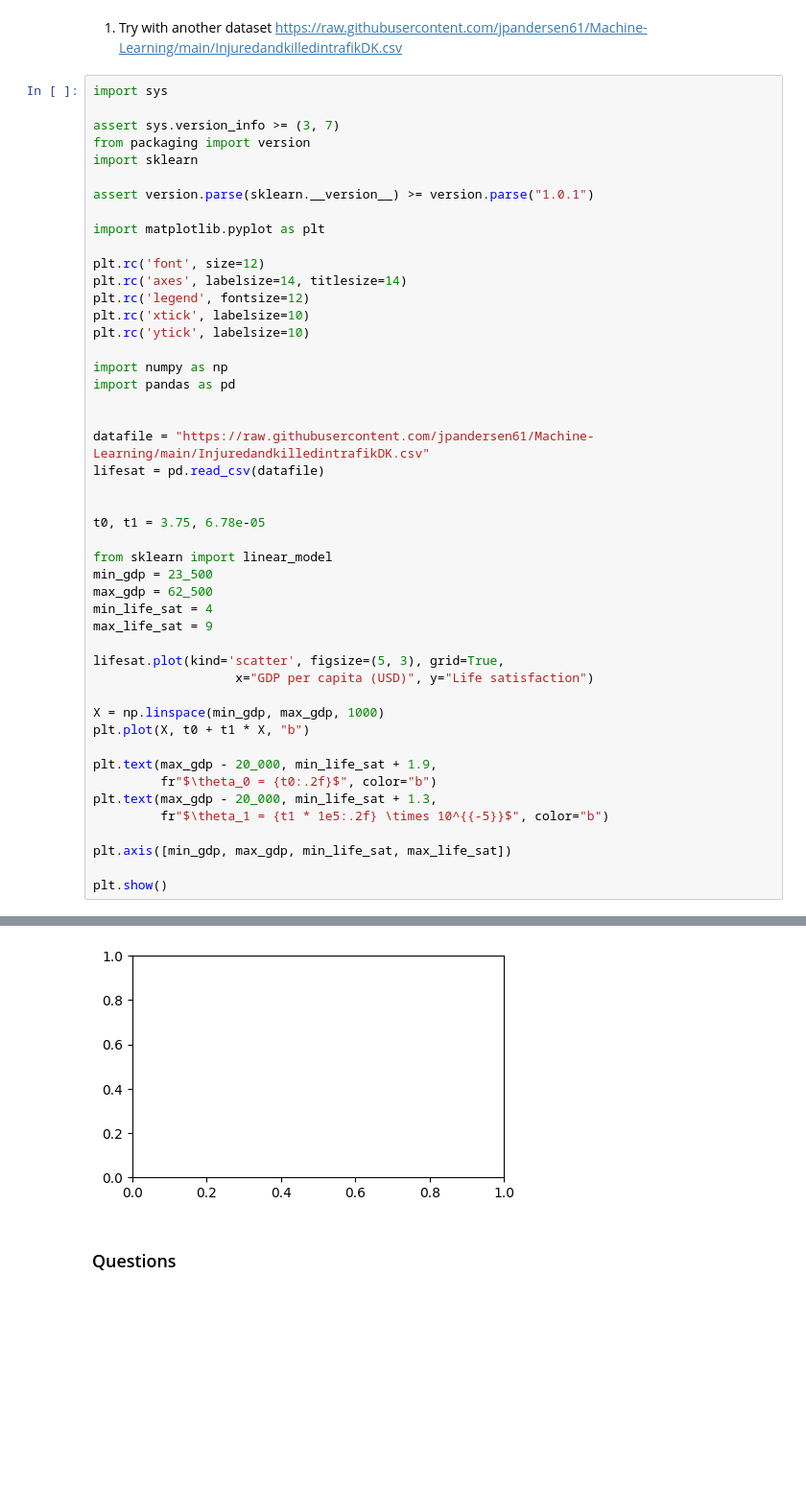
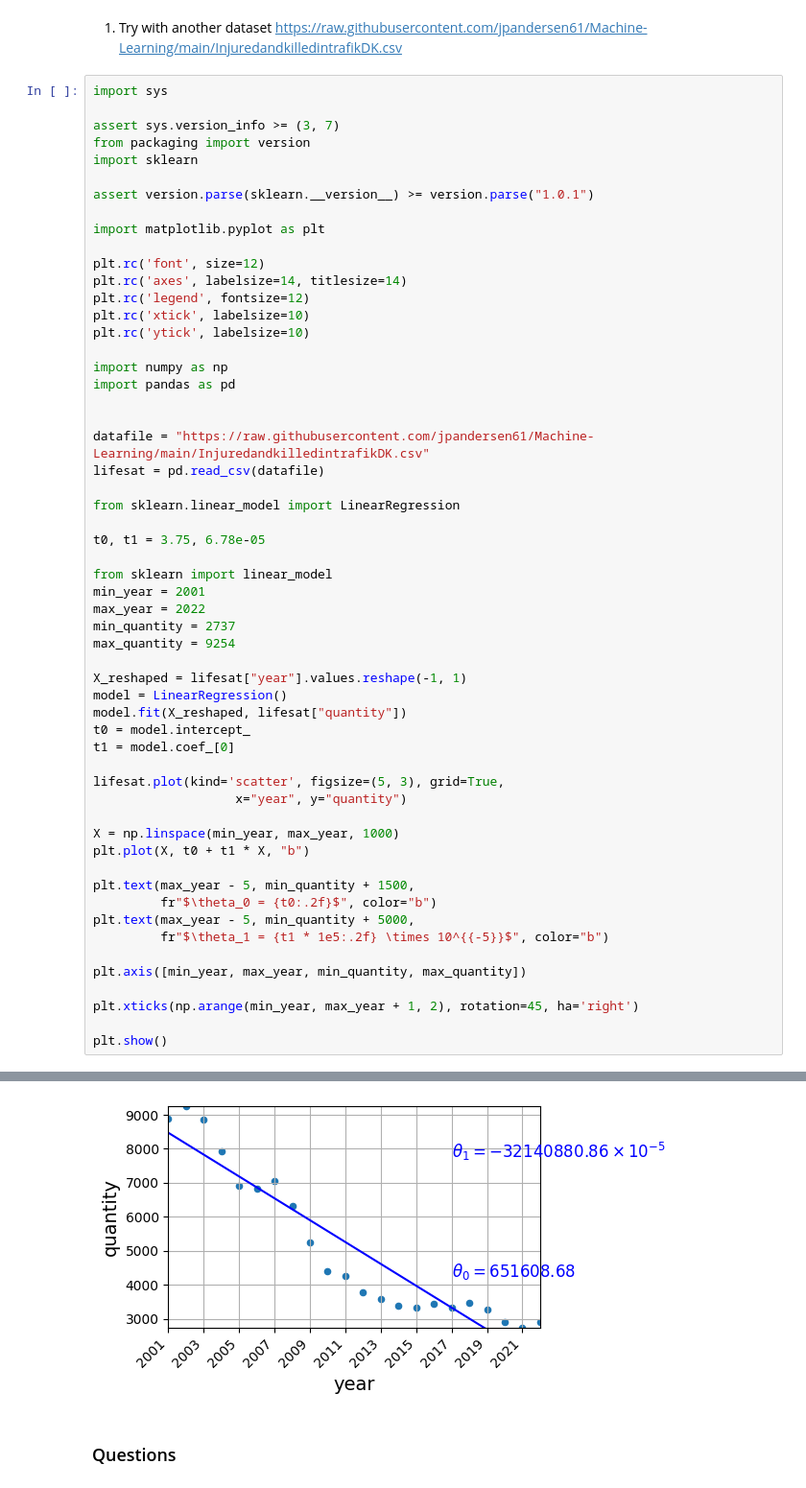
Before and after one commit to diskmarster/CalculatorDLL-file-test, a Jupyter notebook: Linear_Regression.ipynb, the cells around one changed output, grey strips where cells are left out. Shown at 96% size. Saved outputs shown, nothing was run; the diff lists cells and outputs as text; blank space fills up the shorter version.

```diff
--- a/Linear_Regression.ipynb
+++ b/Linear_Regression.ipynb
@@ -201,27 +199,36 @@ import pandas as pd
 datafile = "https://raw.githubusercontent.com/jpandersen61/Machine-Learning/main/InjuredandkilledintrafikDK.csv"
 lifesat = pd.read_csv(datafile)
 
+from sklearn.linear_model import LinearRegression
 
 t0, t1 = 3.75, 6.78e-05
 
 from sklearn import linear_model
-min_gdp = 23_500
-max_gdp = 62_500
-min_life_sat = 4
-max_life_sat = 9
+min_year = 2001
+max_year = 2022
+min_quantity = 2737
+max_quantity = 9254
+
+X_reshaped = lifesat["year"].values.reshape(-1, 1)
+model = LinearRegression()
+model.fit(X_reshaped, lifesat["quantity"])
+t0 = model.intercept_
+t1 = model.coef_[0]
 
 lifesat.plot(kind='scatter', figsize=(5, 3), grid=True,
-                   x="GDP per capita (USD)", y="Life satisfaction")
+                   x="year", y="quantity")
 
-X = np.linspace(min_gdp, max_gdp, 1000)
+X = np.linspace(min_year, max_year, 1000)
 plt.plot(X, t0 + t1 * X, "b")
 
-plt.text(max_gdp - 20_000, min_life_sat + 1.9,
+plt.text(max_year - 5, min_quantity + 1500,
          fr"$\theta_0 = {t0:.2f}$", color="b")
-plt.text(max_gdp - 20_000, min_life_sat + 1.3,
+plt.text(max_year - 5, min_quantity + 5000,
          fr"$\theta_1 = {t1 * 1e5:.2f} \times 10^{{-5}}$", color="b")
 
-plt.axis([min_gdp, max_gdp, min_life_sat, max_life_sat])
+plt.axis([min_year, max_year, min_quantity, max_quantity])
+
+plt.xticks(np.arange(min_year, max_year + 1, 2), rotation=45, ha='right')
 
 plt.show()
 # %% [output]
@@ -229,4 +235,4 @@ KeyError: 'GDP per capita (USD)'
-[figure, old version]
+[figure, new version]
 # %% [markdown]
 ### Questions
 # %% [markdown]
```
Also changed, not shown: parts of 2 cells of this notebook.
